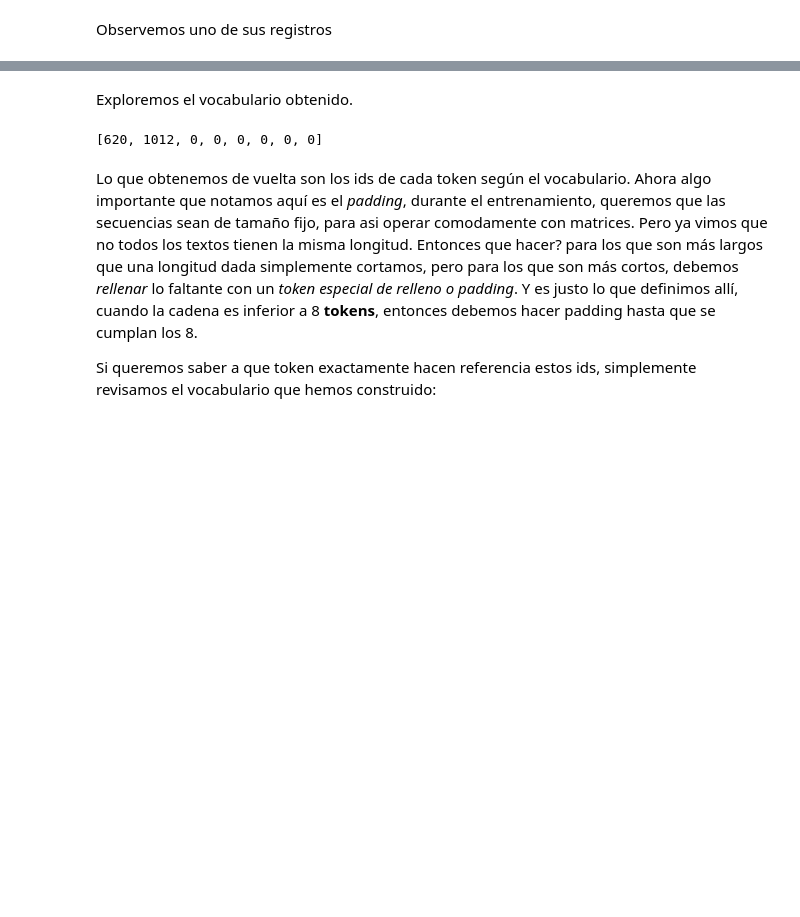
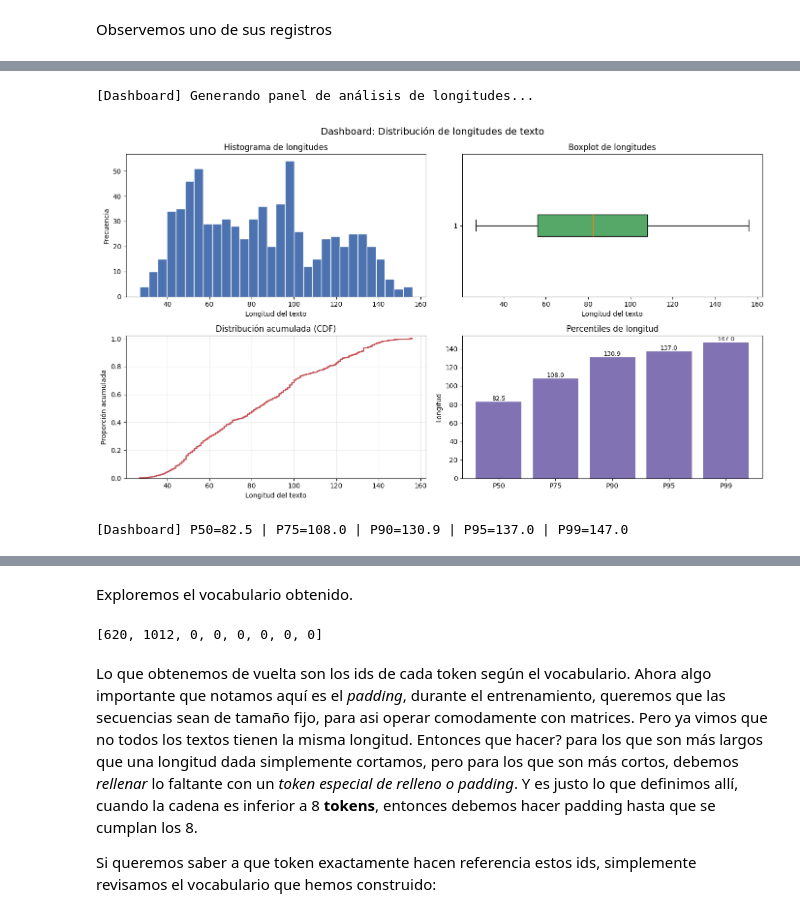
Before and after one commit to ajapontes/icesi-nlp, a Jupyter notebook: Entregables/Entregable/Sesion 2/Work 2.ipynb, the cells around one changed output, grey strips where cells are left out. Cells and saved outputs as stored; diff of their text form; code cells hidden in the pictures; blank space fills up the shorter version.

```diff
--- a/Entregables/Entregable/Sesion 2/Work 2.ipynb
+++ b/Entregables/Entregable/Sesion 2/Work 2.ipynb
@@ -184,0 +703,71 @@ Longitud promedio: 84.42622950819673
+# %%
+import matplotlib.pyplot as plt
+import numpy as np
+
+# ==================================================================
+# Dashboard interactivo: Análisis de longitudes de textos
+# ==================================================================
+# Visualiza distribución de longitudes de texto desde 4 perspectivas:
+# 1) Histograma: forma general de la distribución
+# 2) Boxplot: detección de outliers y dispersión
+# 3) CDF (Función de distribución acumulada): percentiles visuales
+# 4) Percentiles clave: P50, P75, P90, P95, P99
+
+if 'text_lengths' not in globals():
+    if dataset:
+        text_lengths = [len(row['Text']) for row in dataset]
+    else:
+        text_lengths = []
+
+if len(text_lengths) == 0:
+    print("[Dashboard] No hay datos de longitudes para graficar.")
+else:
+    lengths = np.array(text_lengths)
+    p50, p75, p90, p95, p99 = np.percentile(lengths, [50, 75, 90, 95, 99])
+
+    print("[Dashboard] Generando panel de análisis de longitudes...")
+    fig, axes = plt.subplots(2, 2, figsize=(14, 8))
+    fig.suptitle('Dashboard: Distribución de longitudes de texto', fontsize=14)
+
+    # (1) Histograma principal: muestra forma de distribución.
+    # Bins=30 agrupa datos en 30 intervalos para visualización clara.
+    axes[0, 0].hist(lengths, bins=30, color='#4C72B0', edgecolor='white')
+    axes[0, 0].set_title('Histograma de longitudes')
+    axes[0, 0].set_xlabel('Longitud del texto')
+    axes[0, 0].set_ylabel('Frecuencia')
+
+    # (2) Boxplot: visualiza rango intercuartil, mediana y outliers.
+    # Útil para detectar valores extremos que puedan afectar el modelo.
+    axes[0, 1].boxplot(lengths, vert=False, patch_artist=True, boxprops=dict(facecolor='#55A868'))
+    axes[0, 1].set_title('Boxplot de longitudes')
+    axes[0, 1].set_xlabel('Longitud del texto')
+
+    # (3) CDF (Función de distribución acumulada):
+    # Muestra qué porcentaje de textos tiene longitud <= x.
+    sorted_lengths = np.sort(lengths)
+    cumulative = np.arange(1, len(sorted_lengths) + 1) / len(sorted_lengths)
+    axes[1, 0].plot(sorted_lengths, cumulative, color='#C44E52', linewidth=2)
+    axes[1, 0].set_title('Distribución acumulada (CDF)')
+    axes[1, 0].set_xlabel('Longitud del texto')
+    axes[1, 0].set_ylabel('Proporción acumulada')
+    axes[1, 0].set_ylim(0, 1.02)
+    axes[1, 0].grid(alpha=0.25)
+
+    # (4) Resumen de percentiles: ayuda a elegir max_length para tokenización.
+    # ejemplo: si P95=500, entonces ~95% de textos tienen ≤500 caracteres.
+    pct_labels = ['P50', 'P75', 'P90', 'P95', 'P99']
+    pct_values = [p50, p75, p90, p95, p99]
+    axes[1, 1].bar(pct_labels, pct_values, color='#8172B3')
+    axes[1, 1].set_title('Percentiles de longitud')
+    axes[1, 1].set_ylabel('Longitud')
+    for i, v in enumerate(pct_values):
+        axes[1, 1].text(i, v, f'{v:.1f}', ha='center', va='bottom', fontsize=9)
+
+    plt.tight_layout()
+    plt.show()
+
+    print(f"[Dashboard] P50={p50:.1f} | P75={p75:.1f} | P90={p90:.1f} | P95={p95:.1f} | P99={p99:.1f}")
+# %% [output]
+[Dashboard] Generando panel de análisis de longitudes...
+[figure, added]
+[Dashboard] P50=82.5 | P75=108.0 | P90=130.9 | P95=137.0 | P99=147.0
```
Also changed, not shown: parts of 61 cells of this notebook, 2 other files.
